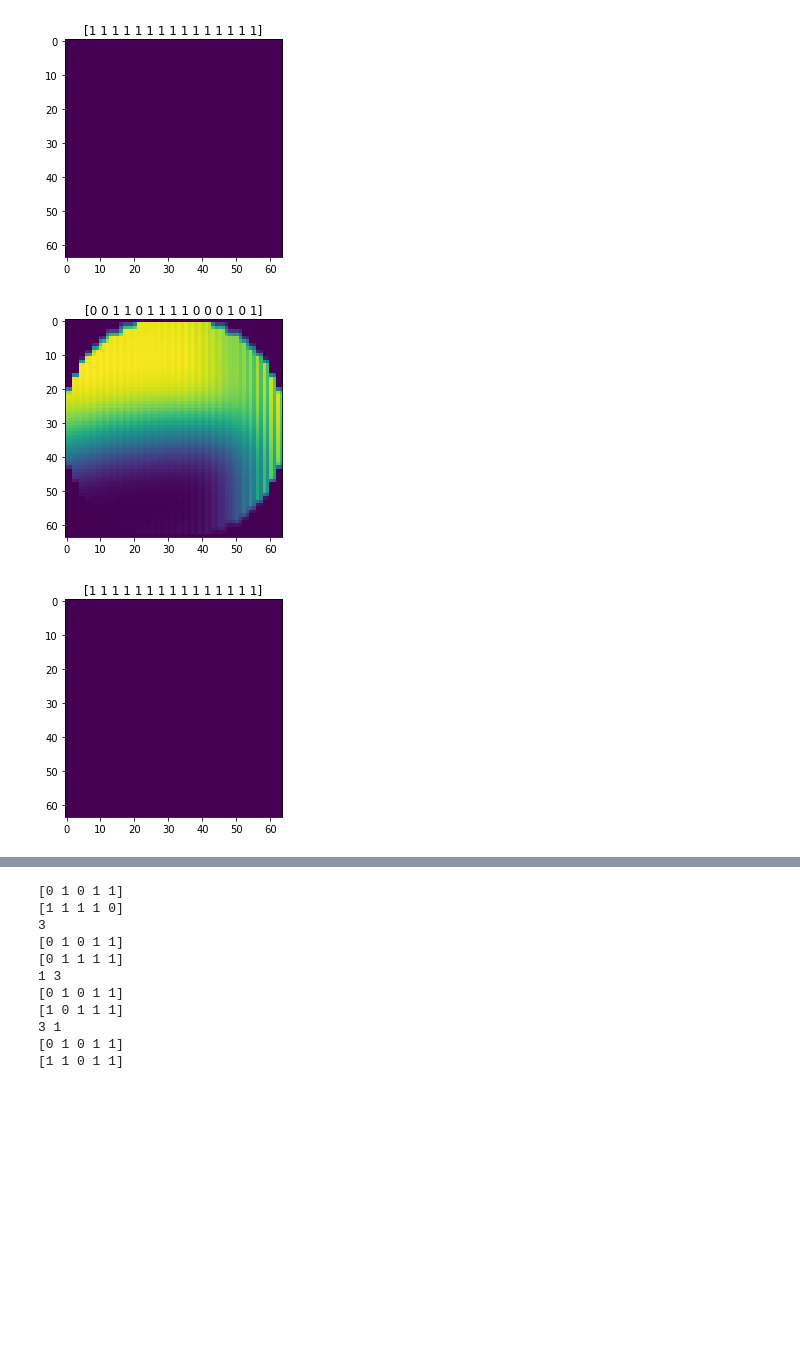
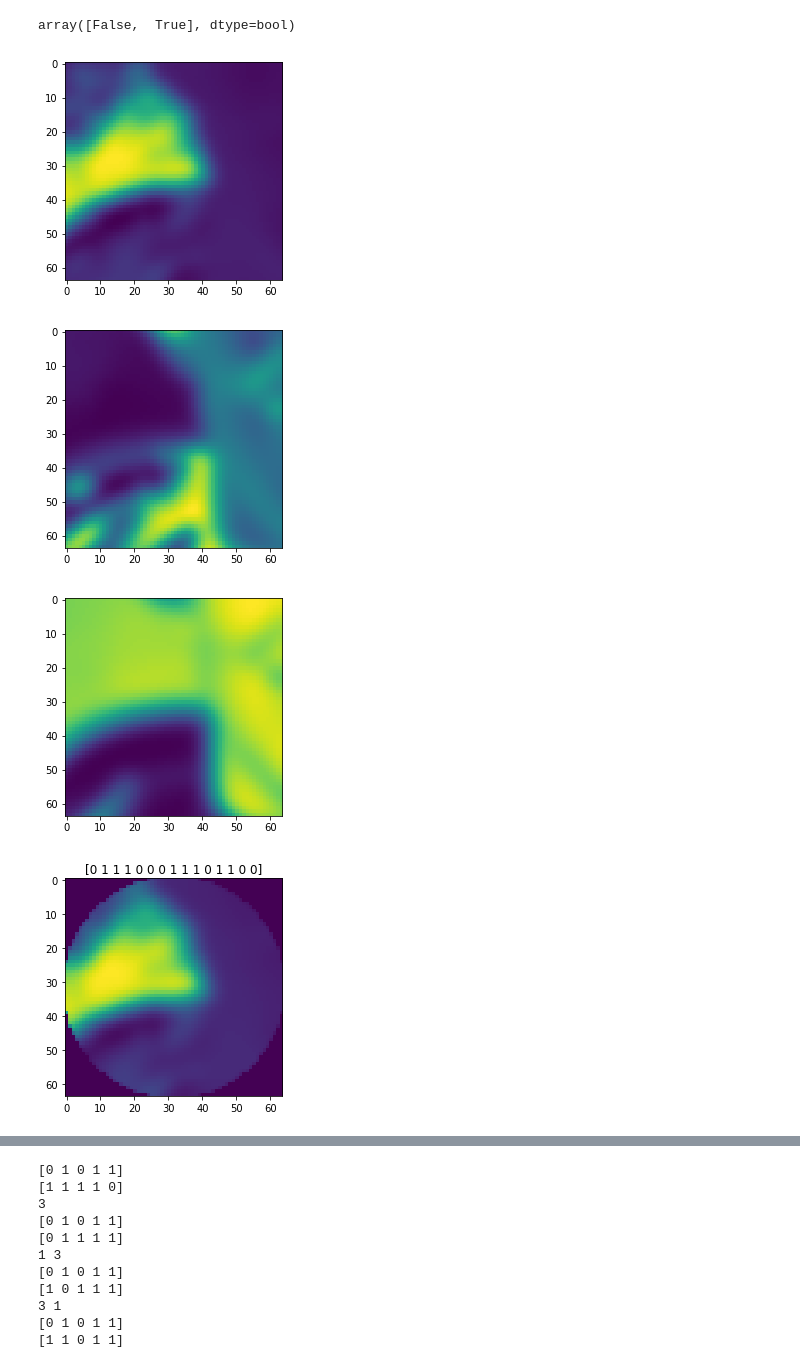
Before and after one commit to damjur/PiRODescriptor, a Jupyter notebook: Untitled.ipynb, the cells around one changed output, grey strips where cells are left out. Saved outputs shown, nothing was run; the diff lists cells and outputs as text; code cells hidden in the pictures; blank space fills up the shorter version.

Commit message:
Radius calculation

```diff
--- a/Untitled.ipynb
+++ b/Untitled.ipynb
@@ -45,51 +66,71 @@ def getRadiallySymetricalPoints(k,radius):
 
 def binarizeImage(image,points):
     return np.array([0 if image[y1,x1]<image[y2,x2] else 1 for y1,x1,y2,x2 in points])
+# %%
+np.all(np.all(np.array([[[0,1,0],[0,0,0]],[[1,1,1],[0,0,0]]])==0,axis=2),axis=0)
+# %% [output]
+array([False,  True], dtype=bool)
 # %%
 def extractForKeypoint(image,keypoint):
     k = 15
 
     patch = getPatch(image,keypoint)
+
     radius = getRadius(patch)
 
     circled,radius = getCircle(patch,radius)
-    points = getRadiallySymetricalPoints(k,radius)
+
+
+    plt.figure()
+    plt.imshow(patch[:,:,0])
+    plt.figure()
+    plt.imshow(patch[:,:,1])
+    plt.figure()
+    plt.imshow(patch[:,:,2])
+
+    points = getRadiallySymetricalPoints(3,5,radius)
 #     for y1,x1,y2,x2 in points:
 #         circled[line(y1,x1,y2,x2)] = [1,1,1]
 #     print(points)
     binary0 = binarizeImage(circled[:,:,0],points)
     binary1 = binarizeImage(circled[:,:,1],points)
     binary2 = binarizeImage(circled[:,:,2],points)
 
     #TODO
     plt.figure()
     plt.title(binary0)
     plt.imshow(circled[:,:,0])
     plt.figure()
     plt.title(binary1)
     plt.imshow(circled[:,:,1])
     plt.figure()
     plt.title(binary2)
     plt.imshow(circled[:,:,2])
     return
 
 def extract(image, keypoints):
     blur_sigma = 3
-#     image = color.rgb2hsv(image)
-
+    image = color.rgb2hsv(image)
+    #rozmywać coraz mocniej od środka
     blurred = gaussian(image,sigma=blur_sigma)
-    blurred = (blurred - blurred.mean())/blurred.std()#normalizacja
+    blurred[:,:,0] = (blurred[:,:,0] - blurred[:,:,0].mean())/blurred[:,:,0].std()#normalizacja
+    blurred[:,:,1] = (blurred[:,:,1] - blurred[:,:,1].mean())/blurred[:,:,1].std()#normalizacja
+    blurred[:,:,2] = (blurred[:,:,2] - blurred[:,:,2].mean())/blurred[:,:,2].std()#normalizacja
     blurred[blurred<=-3] = 0#usuwanie outlierów
     blurred[blurred>=3] = 0
-    blurred = (blurred - blurred.min()) / (blurred.max() - blurred.min())#normalizacja taka, by można to było wyświetlić
+    blurred[:,:,0] = (blurred[:,:,0] - blurred[:,:,0].min()) / (blurred[:,:,0].max() - blurred[:,:,0].min())
+    blurred[:,:,1] = (blurred[:,:,1] - blurred[:,:,1].min()) / (blurred[:,:,1].max() - blurred[:,:,1].min())
+    blurred[:,:,2] = (blurred[:,:,2] - blurred[:,:,2].min()) / (blurred[:,:,2].max() - blurred[:,:,2].min())
+    #normalizacja taka, by można to było wyświetlić
 
     return [extractForKeypoint(blurred,keypoint) for keypoint in keypoints]
 
 if __name__=="__main__":
     image = data.astronaut()[:-1,:-1]
 
     extract(image,[[150,175]])
 # %% [output]
-[figure, old version]
+[figure, new version]
-[figure, old version]
+[figure, new version]
-[figure, old version]
+[figure, new version]
+[figure, added]
```
Also changed, not shown: parts of 2 cells of this notebook, 1 other file.
